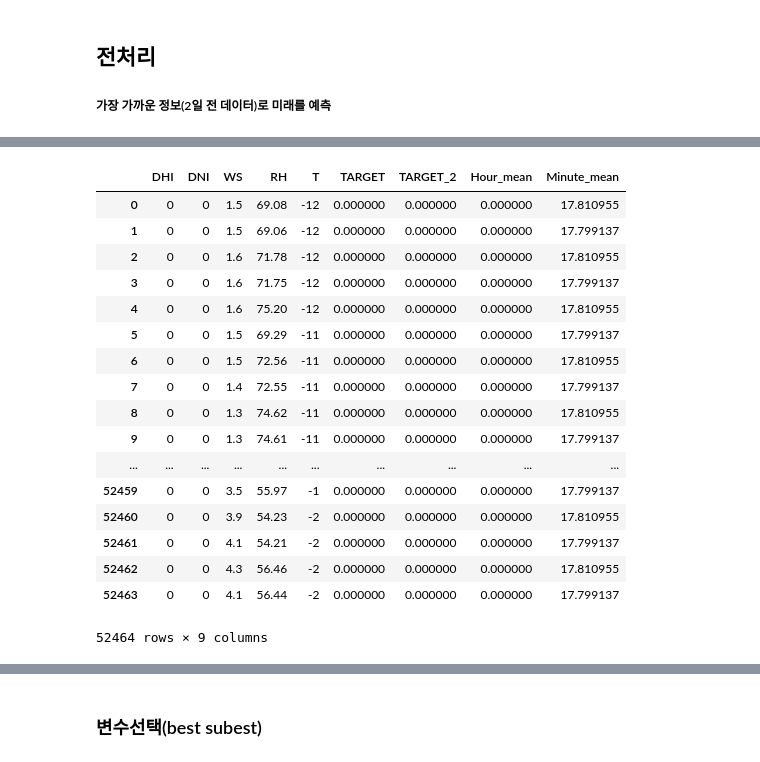
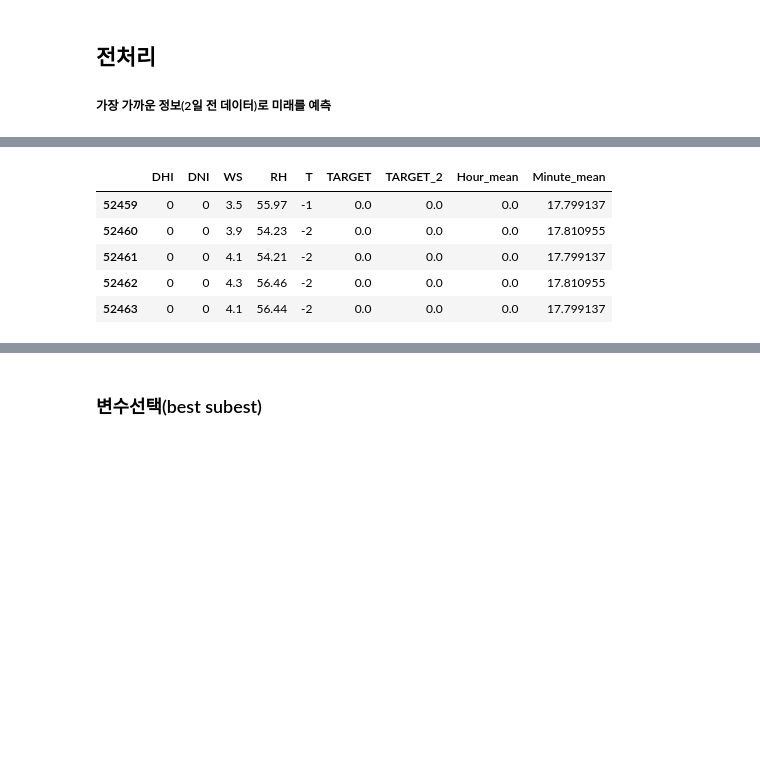
Before and after one commit to J-woooo/Dacon, a Jupyter notebook: jiiiiiiiiiiiiiiin/baseline.ipynb, the cells around one changed output, grey strips where cells are left out. Cells and saved outputs as stored; diff of their text form; code cells hidden in the pictures; blank space fills up the shorter version.

```diff
--- a/jiiiiiiiiiiiiiiin/baseline.ipynb
+++ b/jiiiiiiiiiiiiiiin/baseline.ipynb
@@ -59,26 +47,14 @@ train_x['Hour_mean'] = train_x['Hour'].map(hour_mean)
 train_x['Minute_mean'] = train_x['Minute'].map(minute_mean)
 # %%
 train_x = train_x.drop(['Day', 'Hour', 'Minute'], axis = 1)
-train_x
+train_x.tail()
 # %% [output]
 |  | DHI | DNI | WS | RH | T | TARGET | TARGET_2 | Hour_mean | Minute_mean |
-| 0 | 0 | 0 | 1.5 | 69.08 | -12 | 0.000000 | 0.000000 | 0.000000 | 17.810955 |
-| 1 | 0 | 0 | 1.5 | 69.06 | -12 | 0.000000 | 0.000000 | 0.000000 | 17.799137 |
-| 2 | 0 | 0 | 1.6 | 71.78 | -12 | 0.000000 | 0.000000 | 0.000000 | 17.810955 |
-| 3 | 0 | 0 | 1.6 | 71.75 | -12 | 0.000000 | 0.000000 | 0.000000 | 17.799137 |
-| 4 | 0 | 0 | 1.6 | 75.20 | -12 | 0.000000 | 0.000000 | 0.000000 | 17.810955 |
-| 5 | 0 | 0 | 1.5 | 69.29 | -11 | 0.000000 | 0.000000 | 0.000000 | 17.799137 |
-| 6 | 0 | 0 | 1.5 | 72.56 | -11 | 0.000000 | 0.000000 | 0.000000 | 17.810955 |
-| 7 | 0 | 0 | 1.4 | 72.55 | -11 | 0.000000 | 0.000000 | 0.000000 | 17.799137 |
-| 8 | 0 | 0 | 1.3 | 74.62 | -11 | 0.000000 | 0.000000 | 0.000000 | 17.810955 |
-| 9 | 0 | 0 | 1.3 | 74.61 | -11 | 0.000000 | 0.000000 | 0.000000 | 17.799137 |
-| ... | ... | ... | ... | ... | ... | ... | ... | ... | ... |
-| 52459 | 0 | 0 | 3.5 | 55.97 | -1 | 0.000000 | 0.000000 | 0.000000 | 17.799137 |
-| 52460 | 0 | 0 | 3.9 | 54.23 | -2 | 0.000000 | 0.000000 | 0.000000 | 17.810955 |
-| 52461 | 0 | 0 | 4.1 | 54.21 | -2 | 0.000000 | 0.000000 | 0.000000 | 17.799137 |
-| 52462 | 0 | 0 | 4.3 | 56.46 | -2 | 0.000000 | 0.000000 | 0.000000 | 17.810955 |
-| 52463 | 0 | 0 | 4.1 | 56.44 | -2 | 0.000000 | 0.000000 | 0.000000 | 17.799137 |
+| 52459 | 0 | 0 | 3.5 | 55.97 | -1 | 0.0 | 0.0 | 0.0 | 17.799137 |
+| 52460 | 0 | 0 | 3.9 | 54.23 | -2 | 0.0 | 0.0 | 0.0 | 17.810955 |
+| 52461 | 0 | 0 | 4.1 | 54.21 | -2 | 0.0 | 0.0 | 0.0 | 17.799137 |
+| 52462 | 0 | 0 | 4.3 | 56.46 | -2 | 0.0 | 0.0 | 0.0 | 17.810955 |
+| 52463 | 0 | 0 | 4.1 | 56.44 | -2 | 0.0 | 0.0 | 0.0 | 17.799137 |
-52464 rows × 9 columns
 # %%
 x_train = train_x.drop(['TARGET_2'], axis = 1)
 y_train = train_x['TARGET_2']
```
Also changed, not shown: parts of 11 cells of this notebook, 7 other files.
